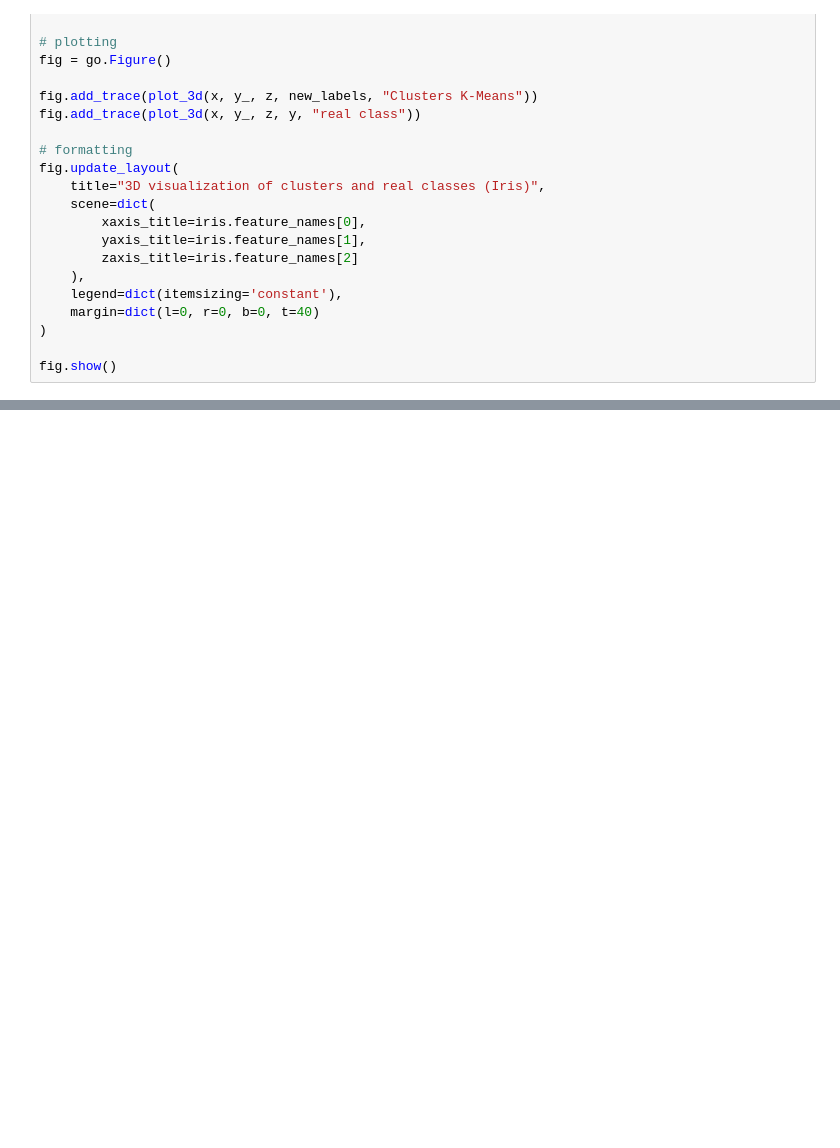
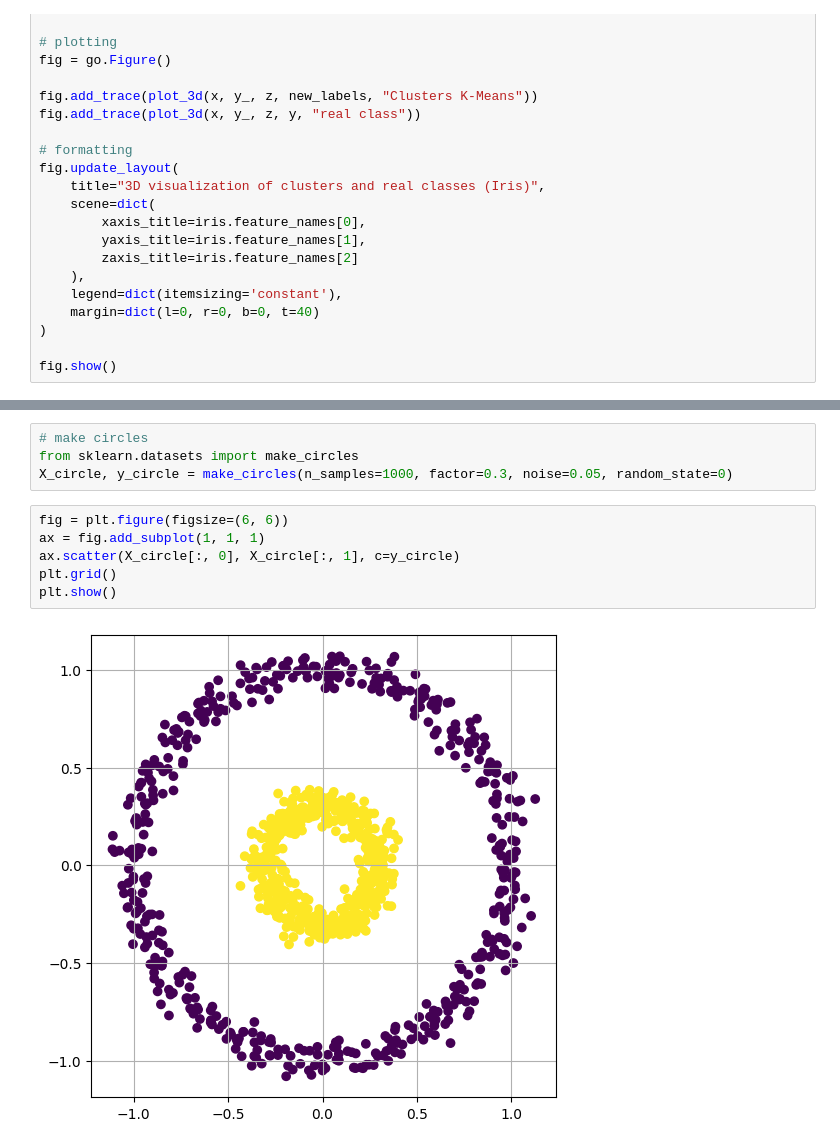
Before and after one commit to Samuel-JULLY/KMUTNB_internship, a Jupyter notebook: OpenClass/class_lvl1.ipynb, the cells around one changed output, grey strips where cells are left out. Saved outputs shown, nothing was run; the diff lists cells and outputs as text; blank space fills up the shorter version.

```diff
--- a/OpenClass/class_lvl1.ipynb
+++ b/OpenClass/class_lvl1.ipynb
@@ -1353,0 +1460,12 @@ fig.show()
+# %%
+# make circles
+from sklearn.datasets import make_circles
+X_circle, y_circle = make_circles(n_samples=1000, factor=0.3, noise=0.05, random_state=0)
+# %%
+fig = plt.figure(figsize=(6, 6))
+ax = fig.add_subplot(1, 1, 1)
+ax.scatter(X_circle[:, 0], X_circle[:, 1], c=y_circle)
+plt.grid()
+plt.show()
+# %% [output]
+[figure, added]
```
Also changed, not shown: parts of 21 cells of this notebook, 1 other file.
